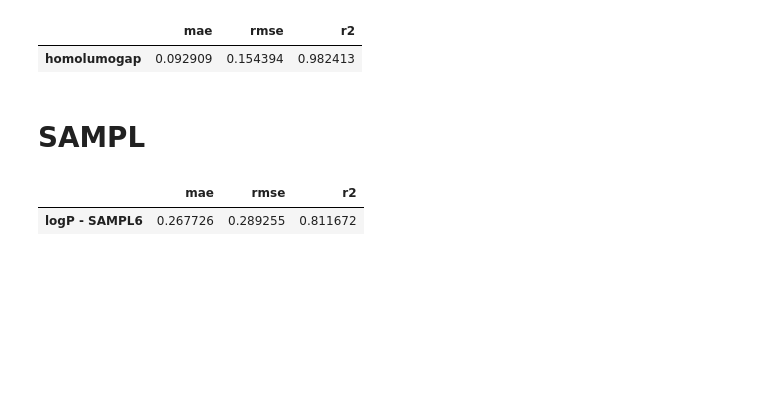
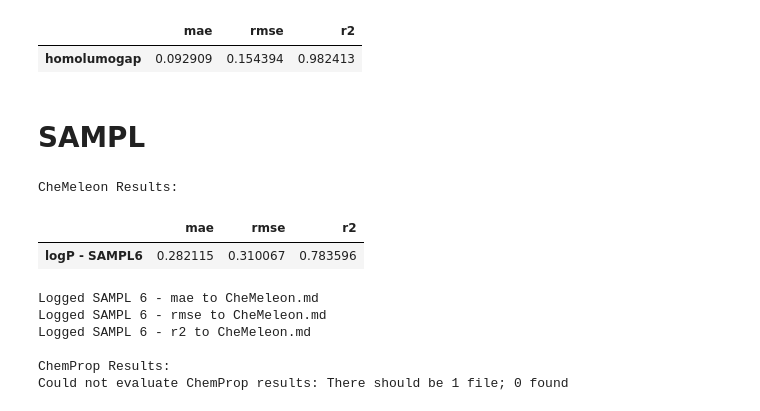
Before and after one commit to JacksonBurns/chemeleon, a Jupyter notebook: analysis/moleculenet_results/evaluate_predictions.ipynb, the cells around one changed output. Saved outputs shown, nothing was run; the diff lists cells and outputs as text; code cells hidden in the pictures; blank space fills up the shorter version.

Commit message:
running chemeleon moleculenet benchmarks

```diff
--- a/analysis/moleculenet_results/evaluate_predictions.ipynb
+++ b/analysis/moleculenet_results/evaluate_predictions.ipynb
@@ -23,6 +26,7 @@ CHEMELEON_MD_PATH = "/home/akshatz/fastprop_foundation/analysis/moleculenet_resu
 CHEMPROP_MD_PATH = "/home/akshatz/fastprop_foundation/analysis/moleculenet_results/ChemProp.md"
 
 from collections import defaultdict
+import os
 
 def init_md_files():
     """Initialize the markdown files as empty."""
@@ -32,12 +36,13 @@ def init_md_files():
         f.write("# ChemProp Benchmark Results\n\n")
     print(f"Initialized {CHEMELEON_MD_PATH} and {CHEMPROP_MD_PATH}")
 
-# Track which datasets have already been written in each file
+# Track which datasets have already been written in each file (for this session)
 _md_written_datasets = defaultdict(set)
 
 def log_result(dataset, metric, results, md_path):
     """
     Appends a result row to the specified markdown file, grouped by dataset with subheaders.
+    Prevents duplicate logging of the same metric for the same dataset.
     """
     test_mean = 0.0
     if isinstance(results, pd.DataFrame) and metric in results.columns:
@@ -49,7 +54,27 @@ def log_result(dataset, metric, results, md_path):
     else:
         test_mean = float(results)
 
-    # Only write subheader and table header if this is the first metric for this dataset
+    # Check if this metric for this dataset is already logged in the file
+    already_logged = False
+    if os.path.exists(md_path):
+        with open(md_path, "r") as f:
+            lines = f.readlines()
+        in_dataset_section = False
+        for line in lines:
+            if line.strip() == f"## {dataset}":
+                in_dataset_section = True
+            elif in_dataset_section and line.startswith("## ") and line.strip() != f"## {dataset}":
+                # End of this dataset section
+                break
+            elif in_dataset_section and line.strip().startswith(f"| {metric} "):
+                already_logged = True
+                break
+
+    if already_logged:
+        print(f"Skipping duplicate log for {dataset} - {metric} in {os.path.basename(md_path)}")
+        return
+
+    # Only write subheader and table header if this is the first metric for this dataset in this session
     dataset_key = (md_path, dataset)
     write_header = dataset not in _md_written_datasets[md_path]
     with open(md_path, "a") as f:
@@ -60,8 +85,7 @@ def log_result(dataset, metric, results, md_path):
         f.write(f"| {metric} | {test_mean:.4f} |\n")
     print(f"Logged {dataset} - {metric} to {os.path.basename(md_path)}")
 
-# Initialize files
-init_md_files()
+# Do not call init_md_files() automatically here. Only call it manually when you want to reset the markdown files.
 # %% [output]
 Initialized /home/akshatz/fastprop_foundation/analysis/moleculenet_results/CheMeleon.md and /home/akshatz/fastprop_foundation/analysis/moleculenet_results/ChemProp.md
 # %%
@@ -396,7 +420,7 @@ num_tasks = 1
 metrics = ["mae", "rmse", "r2"]
 
 # CheMeleon
-result_dir = "/home/akshatz/benchmarks_chemeleon/uv_vis/results"
+result_dir = "/home/akshatz/fastprop_foundation/analysis/moleculenet_results/scripts/chemeleon/uv_vis_results"
 print("CheMeleon Results:")
 results = evaluate_results(data_path, splits_path, result_dir, num_tasks, metrics)
 display(results)
@@ -404,7 +428,7 @@ for m in metrics:
     log_result("UV Vis", m, results, CHEMELEON_MD_PATH)
 
 # ChemProp
-result_dir = "/home/akshatz/fastprop_foundation/analysis/moleculenet_results/scripts/chemprop/uv_vis/results"
+result_dir = "/home/akshatz/fastprop_foundation/analysis/moleculenet_results/scripts/chemprop/uv_vis_results"
 print("\nChemProp Results:")
 try:
     results = evaluate_results(data_path, splits_path, result_dir, num_tasks, metrics)
@@ -496,7 +527,7 @@ num_tasks = 128
 metrics = ["prc-auc", "ap", "roc-auc"]
 
 # CheMeleon
-result_dir = "/home/akshatz/benchmarks_chemeleon/pcba/pcba_random/results"
+result_dir = "/home/akshatz/fastprop_foundation/analysis/moleculenet_results/scripts/chemeleon/pcba_random_results"
 print("CheMeleon Results:")
 results = evaluate_results_with_nan_targets(data_path, splits_path, result_dir, num_tasks, metrics).mean()
 display(results)
@@ -504,7 +535,7 @@ for m in metrics:
     log_result("PCBA Random", m, results, CHEMELEON_MD_PATH)
 
 # ChemProp
-result_dir = "/home/akshatz/fastprop_foundation/analysis/moleculenet_results/scripts/chemprop/pcba/pcba_random/results"
+result_dir = "/home/akshatz/fastprop_foundation/analysis/moleculenet_results/scripts/chemprop/pcba/pcba_random_results"
 print("\nChemProp Results:")
 try:
     results = evaluate_results_with_nan_targets(data_path, splits_path, result_dir, num_tasks, metrics).mean()
@@ -589,7 +628,7 @@ num_tasks = 1
 metrics = ["mae", "rmse", "r2"]
 
 # CheMeleon
-result_dir = "/home/akshatz/benchmarks_chemeleon/pcqm4mv2/results"
+result_dir = "/home/akshatz/fastprop_foundation/analysis/moleculenet_results/scripts/chemeleon/pcqm4mv2/results"
 print("CheMeleon Results:")
 results = evaluate_results(data_path, splits_path, result_dir, num_tasks, metrics, target_columns=["homolumogap"])
 display(results)
@@ -639,27 +678,34 @@ def evaluate_sampl(test_no, result_dir, metrics):
 # %%
 metrics = ["mae", "rmse", "r2"]
 
 # CheMeleon
-result_dir = "/home/akshatz/benchmarks_chemeleon/SAMPL/results_sampl_production"
+result_dir = "/home/akshatz/fastprop_foundation/analysis/moleculenet_results/scripts/chemeleon/sampl_production_results"
 print("CheMeleon Results:")
 results = evaluate_sampl(6, result_dir, metrics)
 display(results)
 for m in metrics:
     log_result("SAMPL 6", m, results, CHEMELEON_MD_PATH)
 
 # ChemProp
-result_dir = "/home/akshatz/fastprop_foundation/analysis/moleculenet_results/scripts/chemprop/SAMPL/results_sampl_production"
+result_dir = "/home/akshatz/fastprop_foundation/analysis/moleculenet_results/scripts/chemprop/sampl_production_results"
 print("\nChemProp Results:")
 try:
     results = evaluate_sampl(6, result_dir, metrics)
     display(results)
     for m in metrics:
         log_result("SAMPL 6", m, results, CHEMPROP_MD_PATH)
 except Exception as e:
     print(f"Could not evaluate ChemProp results: {e}")
 # %% [output]
+CheMeleon Results:
 |  | mae | rmse | r2 |
-| logP - SAMPL6 | 0.267726 | 0.289255 | 0.811672 |
+| logP - SAMPL6 | 0.282115 | 0.310067 | 0.783596 |
+Logged SAMPL 6 - mae to CheMeleon.md
+Logged SAMPL 6 - rmse to CheMeleon.md
+Logged SAMPL 6 - r2 to CheMeleon.md
+
+ChemProp Results:
+Could not evaluate ChemProp results: There should be 1 file; 0 found
 # %%
 metrics = ["mae", "rmse", "r2"]
 
```
Also changed, not shown: parts of 5 cells of this notebook, 4 other files.
